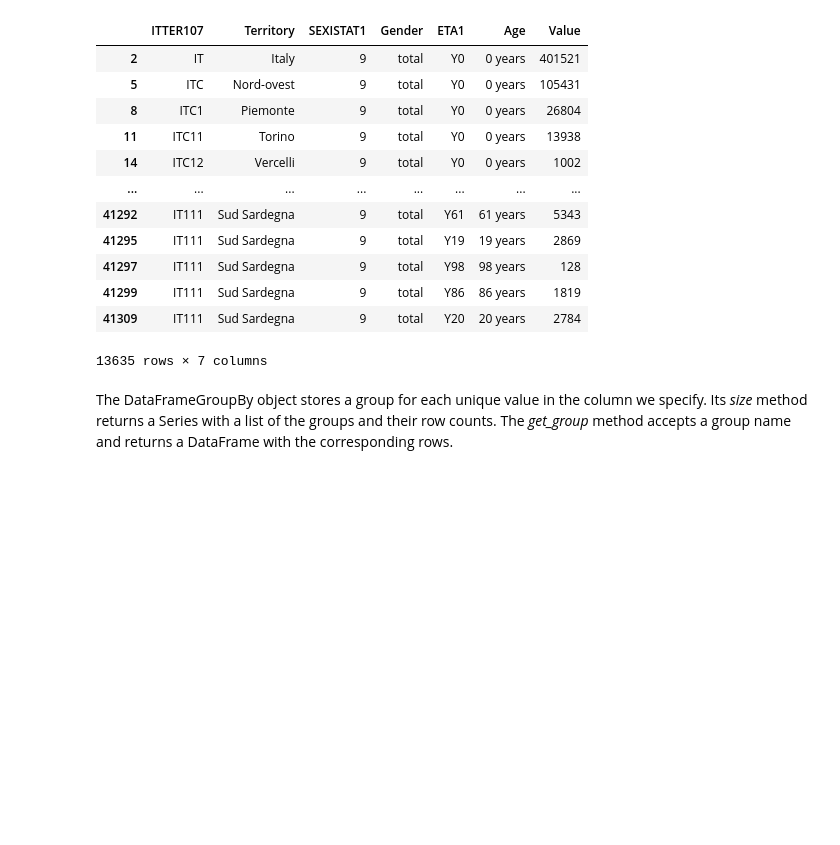
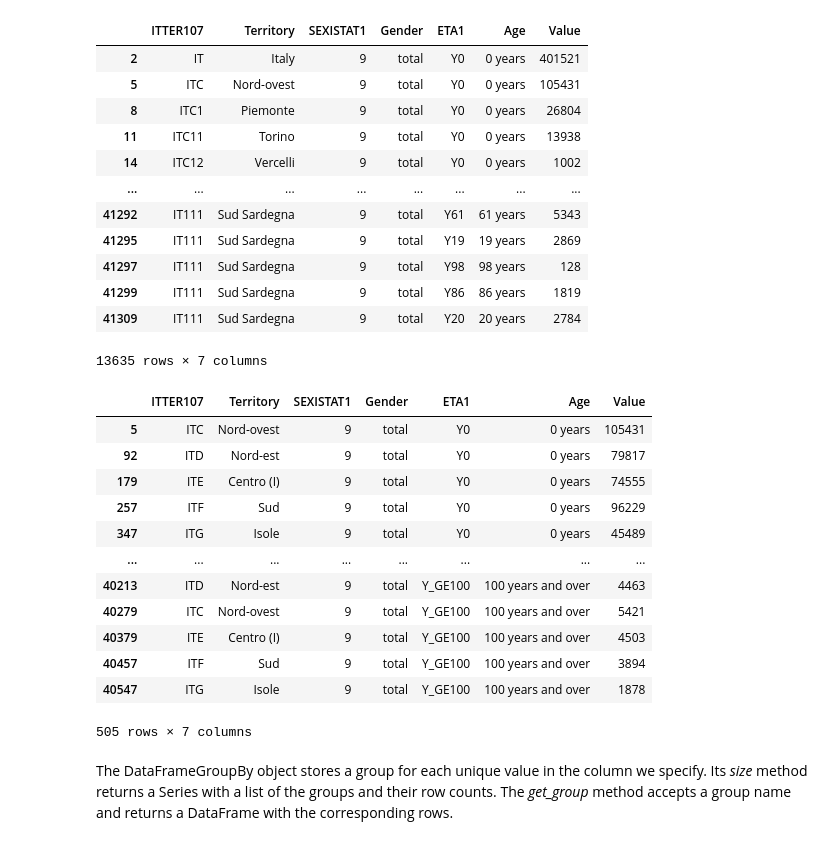
Before and after one commit to GiorgioBar/pandas, a Jupyter notebook: notebooks/SQL_like_queries_using_Pandas.ipynb, the cells around one changed output. Drawn from its saved outputs; the diff is of its cells as text; code cells hidden in the pictures; blank space fills up the shorter version.

```diff
--- a/notebooks/SQL_like_queries_using_Pandas.ipynb
+++ b/notebooks/SQL_like_queries_using_Pandas.ipynb
@@ -188,6 +188,30 @@ italy_population_df
 | 41299 | IT111 | Sud Sardegna | 9 | total | Y86 | 86 years | 1819 |
 | 41309 | IT111 | Sud Sardegna | 9 | total | Y20 | 20 years | 2784 |
 13635 rows × 7 columns
+# %%
+# print(population_df["ITTER107"].unique())
+macroregions_population_df = population_df[ (population_df["Gender"] == "total") &
+                                           (population_df["Age"] != "total") &
+                                           ((population_df["ITTER107"] == "ITC") |
+                                            (population_df["ITTER107"] == "ITD") |
+                                            (population_df["ITTER107"] == "ITE") |
+                                            (population_df["ITTER107"] == "ITF") |
+                                            (population_df["ITTER107"] == "ITG") )]
+macroregions_population_df
+# %% [output]
+|  | ITTER107 | Territory | SEXISTAT1 | Gender | ETA1 | Age | Value |
+| 5 | ITC | Nord-ovest | 9 | total | Y0 | 0 years | 105431 |
+| 92 | ITD | Nord-est | 9 | total | Y0 | 0 years | 79817 |
+| 179 | ITE | Centro (I) | 9 | total | Y0 | 0 years | 74555 |
+| 257 | ITF | Sud | 9 | total | Y0 | 0 years | 96229 |
+| 347 | ITG | Isole | 9 | total | Y0 | 0 years | 45489 |
+| ... | ... | ... | ... | ... | ... | ... | ... |
+| 40213 | ITD | Nord-est | 9 | total | Y_GE100 | 100 years and over | 4463 |
+| 40279 | ITC | Nord-ovest | 9 | total | Y_GE100 | 100 years and over | 5421 |
+| 40379 | ITE | Centro (I) | 9 | total | Y_GE100 | 100 years and over | 4503 |
+| 40457 | ITF | Sud | 9 | total | Y_GE100 | 100 years and over | 3894 |
+| 40547 | ITG | Isole | 9 | total | Y_GE100 | 100 years and over | 1878 |
+505 rows × 7 columns
 # %%
 # territory_groups = italy_population_df.groupby("ITTER107")
 territory_groups = italy_population_df.groupby(["ITTER107", "Territory"])
```
Also changed, not shown: parts of 10 cells of this notebook.
